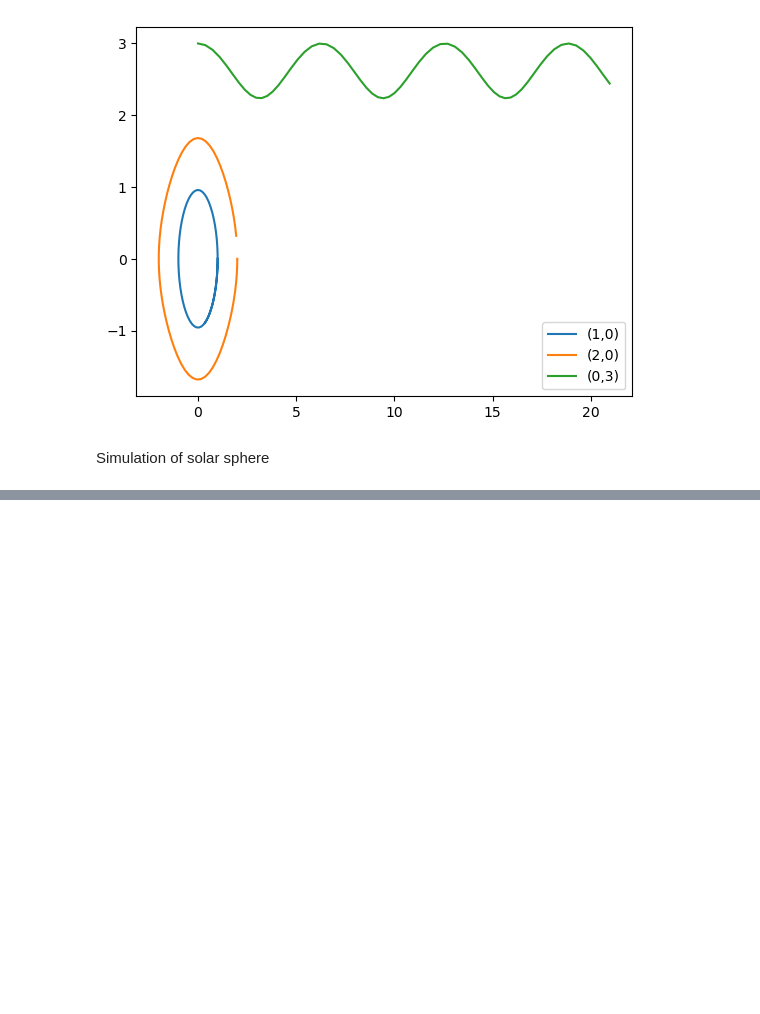
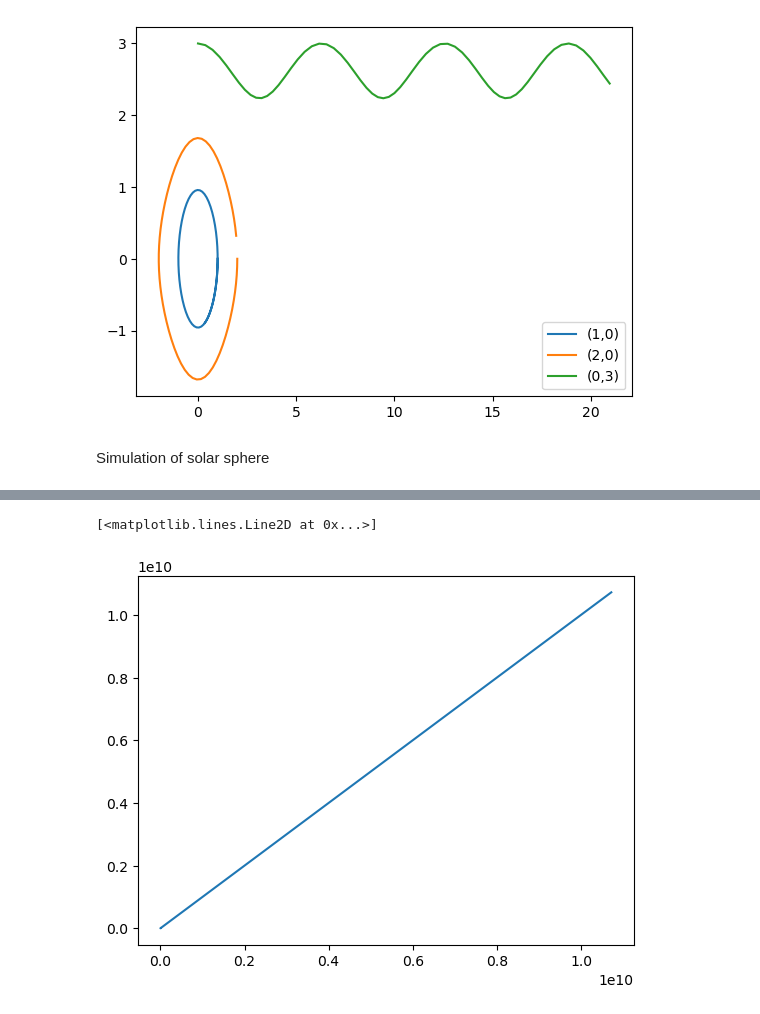
Before and after one commit to liuqiyucn/141, a Jupyter notebook: assignment1/assignment1.ipynb, the cells around one changed output, grey strips where cells are left out. Drawn from its saved outputs; the diff is of its cells as text; code cells hidden in the pictures; blank space fills up the shorter version.

```diff
--- a/assignment1/assignment1.ipynb
+++ b/assignment1/assignment1.ipynb
@@ -178,0 +168,18 @@ Question about above: sun is moving as well, is this what it supposed to be?
+# %%
+with open("solar.py.data") as f:
+    content = f.readlines()
+
+earth = []
+
+for i in range(len(content)):
+    if (i+1)%9 == 3:
+        line = (content[i].replace('\n', '')).split(" ")
+        line = list(filter(lambda x: x != '', line))
+        earth.append([float(line[1]), float(line[2]), float(line[3])])
+
+earth = np.array(earth)
+# %%
+plt.plot(earth[:,0], earth[:,1])
+# %% [output]
+[<matplotlib.lines.Line2D at 0x...>]
+[figure, added]
```
Also changed, not shown: parts of 4 cells of this notebook, 3 other files.
